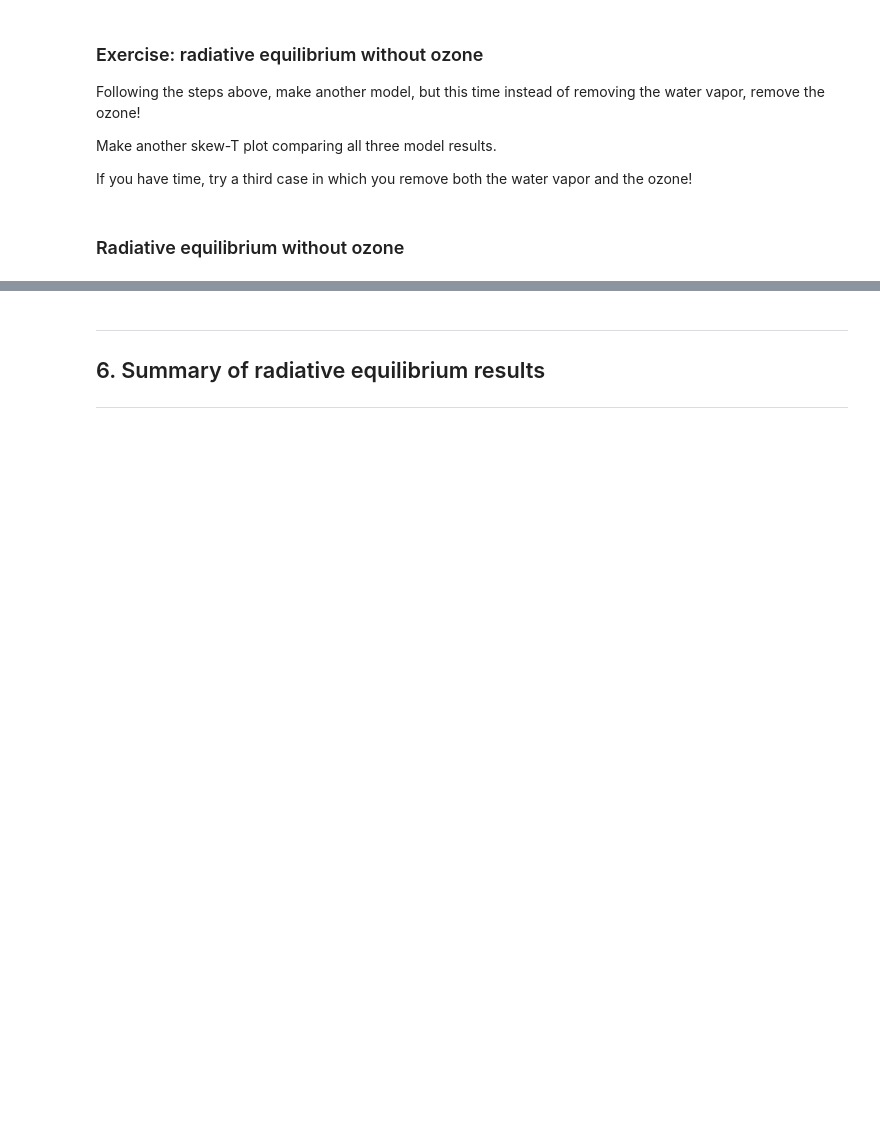
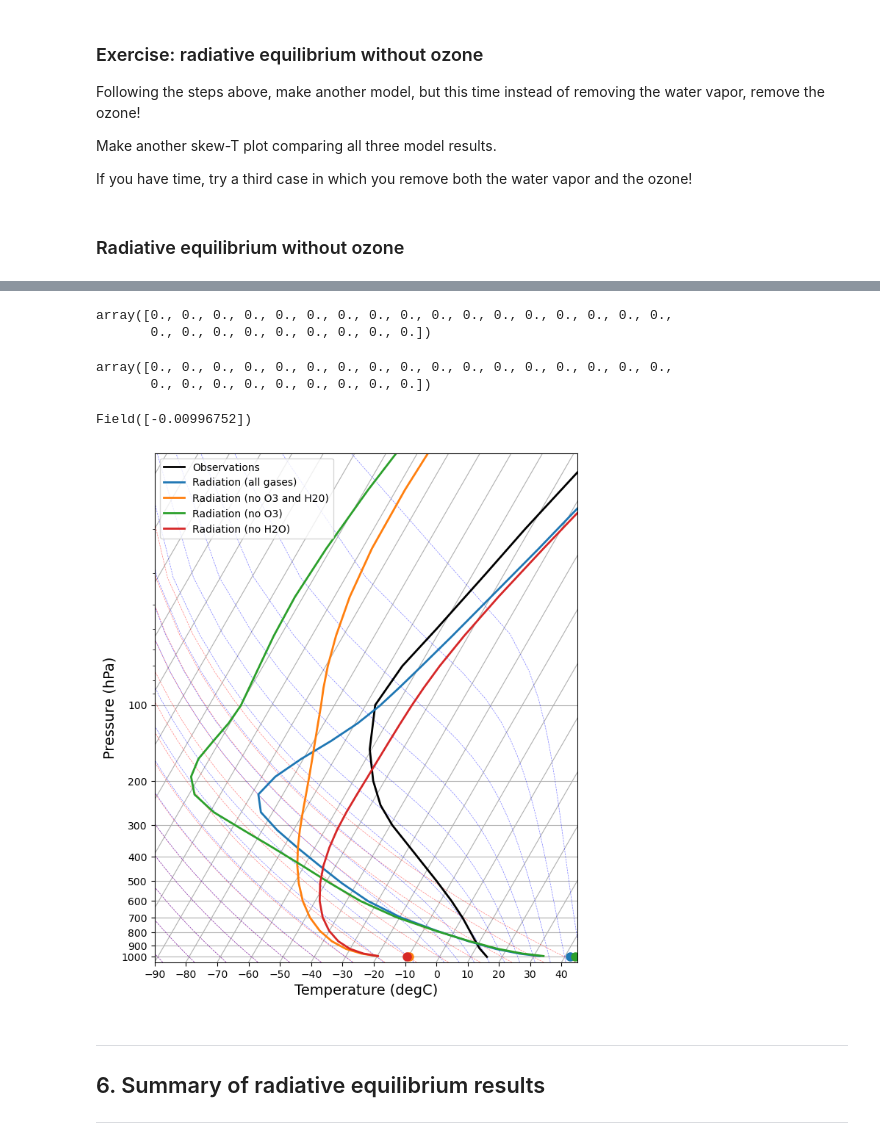
Before and after one commit to llvillanueva/TPA_DIPLOMA_LABS, a Jupyter notebook: notebooks/radeq.ipynb, the cells around one changed output, grey strips where cells are left out. Drawn from its saved outputs; the diff is of its cells as text; code cells hidden in the pictures; blank space fills up the shorter version.

```diff
--- a/notebooks/radeq.ipynb
+++ b/notebooks/radeq.ipynb
@@ -556,0 +610,4 @@ If you have time, try a third case in which you remove both the water vapor and
+# %%
+radmodel_noO3H20 = climlab.process_like(radmodel)
+radmodel_noO3H20.name = 'Radiation (no O3 and H20)'
+print(radmodel_noO3H20)
@@ -556,0 +644,13 @@ If you have time, try a third case in which you remove both the water vapor and
+# %%
+radmodel_noO3H20.absorber_vmr['O3'] *= 0
+radmodel_noO3H20.specific_humidity *= 0
+# %%
+radmodel_noO3H20.absorber_vmr['O3']
+# %% [output]
+array([0., 0., 0., 0., 0., 0., 0., 0., 0., 0., 0., 0., 0., 0., 0., 0., 0.,
+       0., 0., 0., 0., 0., 0., 0., 0., 0.])
+# %%
+radmodel_noO3H20.specific_humidity
+# %% [output]
+array([0., 0., 0., 0., 0., 0., 0., 0., 0., 0., 0., 0., 0., 0., 0., 0., 0.,
+       0., 0., 0., 0., 0., 0., 0., 0., 0.])
@@ -557,3 +665,13 @@ If you have time, try a third case in which you remove both the water vapor and
+# %%
+radmodel_noO3H20.ASR - radmodel_noO3H20.OLR
+# %% [output]
+Field([-0.00996752])
+# %%
+skew = make_skewT()
+for model in [radmodel, radmodel_noO3H20, radmodel_noO3, radmodel_noH2O]:
+    add_profile(skew, model)
+# %% [output]
+[figure, added]
 # %% [markdown]
 ____________
 
```
Also changed, not shown: parts of 13 cells of this notebook.
